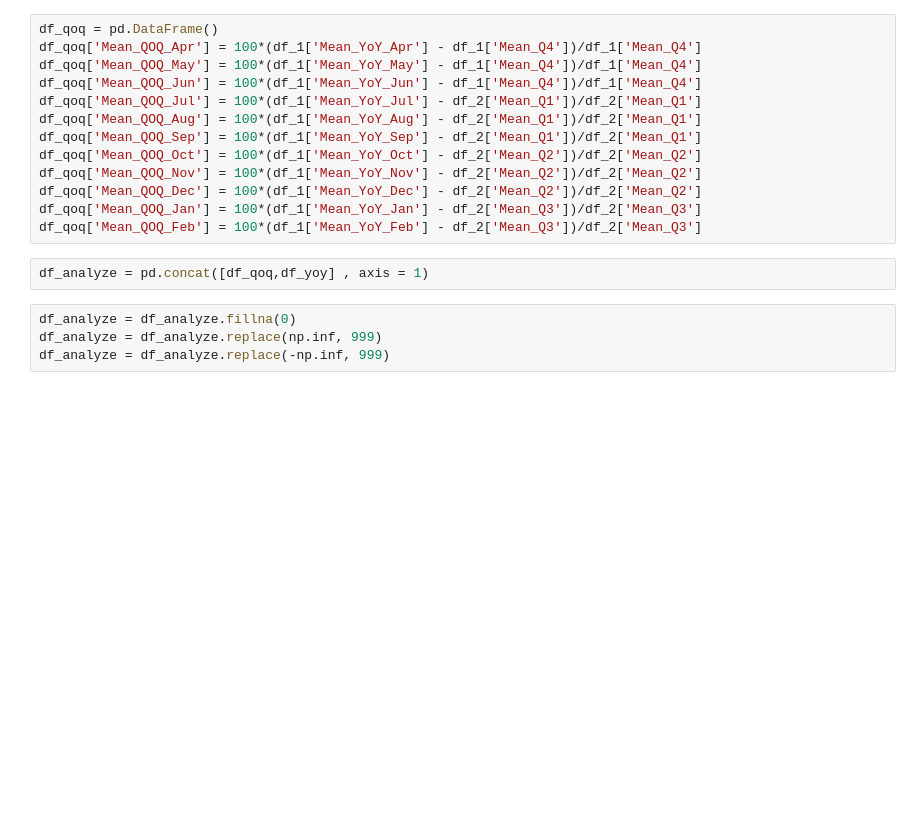
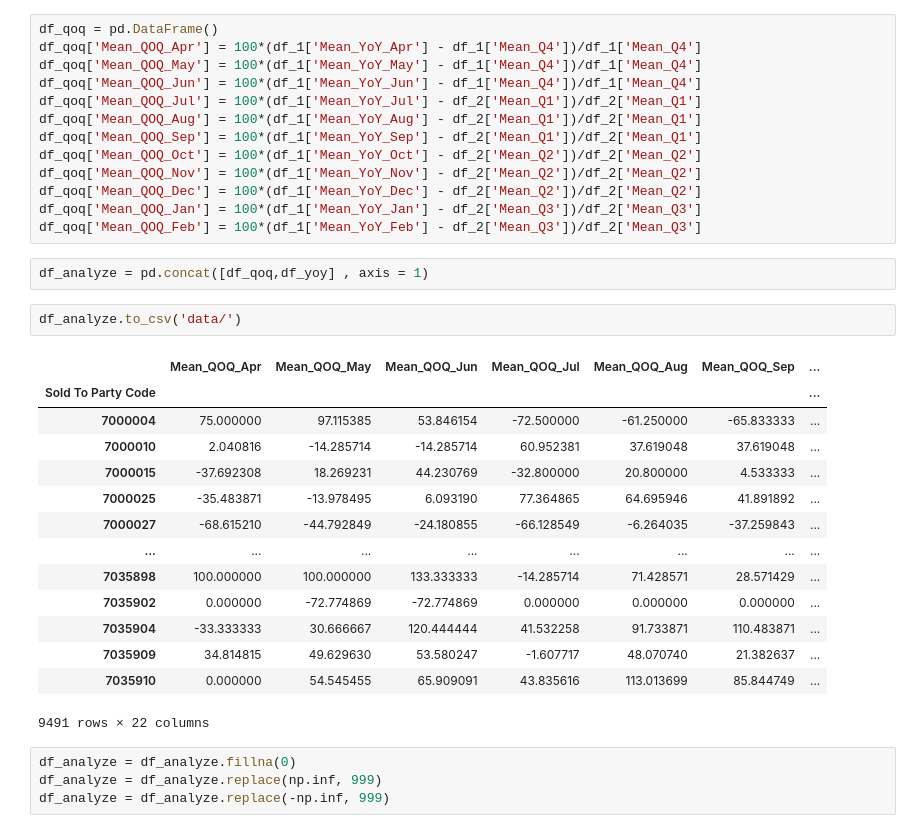
Before and after one commit to shubhkiesquare/Dalmia_machine_learning, a Jupyter notebook: Nikhil/Experiment_folder/yoy_analysis.ipynb, the cells around one changed output. Drawn from its saved outputs; the diff is of its cells as text; blank space fills up the shorter version.

```diff
--- a/Nikhil/Experiment_folder/yoy_analysis.ipynb
+++ b/Nikhil/Experiment_folder/yoy_analysis.ipynb
@@ -135,6 +133,23 @@ df_qoq['Mean_QOQ_Jan'] = 100*(df_1['Mean_YoY_Jan'] - df_2['Mean_Q3'])/df_2['Mean
 df_qoq['Mean_QOQ_Feb'] = 100*(df_1['Mean_YoY_Feb'] - df_2['Mean_Q3'])/df_2['Mean_Q3']
 # %%
 df_analyze = pd.concat([df_qoq,df_yoy] , axis = 1)
+# %%
+df_analyze.to_csv('data/')
+# %% [output]
+|  | Mean_QOQ_Apr | Mean_QOQ_May | Mean_QOQ_Jun | Mean_QOQ_Jul | Mean_QOQ_Aug | Mean_QOQ_Sep | ... |
+| Sold To Party Code |  |  |  |  |  |  | ... |
+| 7000004 | 75.000000 | 97.115385 | 53.846154 | -72.500000 | -61.250000 | -65.833333 | ... |
+| 7000010 | 2.040816 | -14.285714 | -14.285714 | 60.952381 | 37.619048 | 37.619048 | ... |
+| 7000015 | -37.692308 | 18.269231 | 44.230769 | -32.800000 | 20.800000 | 4.533333 | ... |
+| 7000025 | -35.483871 | -13.978495 | 6.093190 | 77.364865 | 64.695946 | 41.891892 | ... |
+| 7000027 | -68.615210 | -44.792849 | -24.180855 | -66.128549 | -6.264035 | -37.259843 | ... |
+| ... | ... | ... | ... | ... | ... | ... | ... |
+| 7035898 | 100.000000 | 100.000000 | 133.333333 | -14.285714 | 71.428571 | 28.571429 | ... |
+| 7035902 | 0.000000 | -72.774869 | -72.774869 | 0.000000 | 0.000000 | 0.000000 | ... |
+| 7035904 | -33.333333 | 30.666667 | 120.444444 | 41.532258 | 91.733871 | 110.483871 | ... |
+| 7035909 | 34.814815 | 49.629630 | 53.580247 | -1.607717 | 48.070740 | 21.382637 | ... |
+| 7035910 | 0.000000 | 54.545455 | 65.909091 | 43.835616 | 113.013699 | 85.844749 | ... |
+9491 rows × 22 columns
 # %%
 df_analyze = df_analyze.fillna(0)
 df_analyze = df_analyze.replace(np.inf, 999)
```
Also changed, not shown: parts of 8 cells of this notebook, 2 other files.
